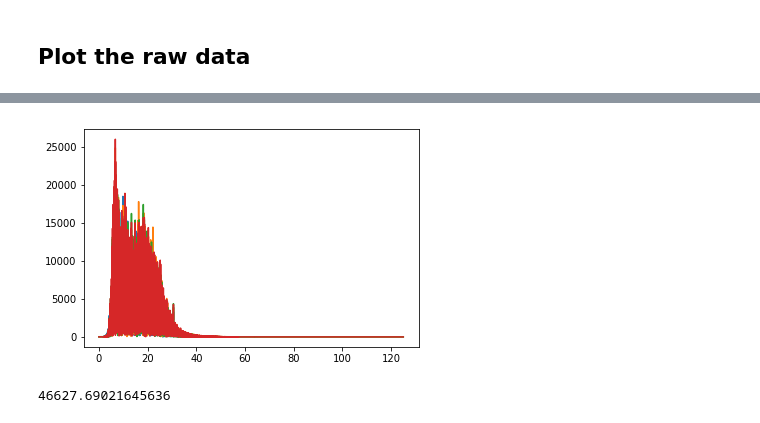
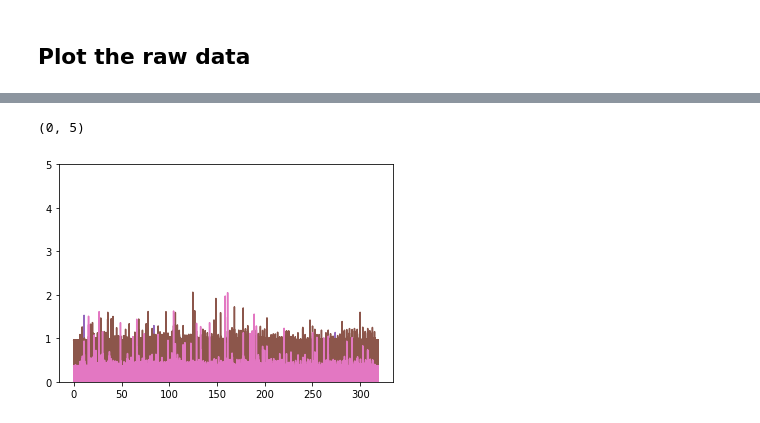
Before and after one commit to Fan1117/sub-vocalized-words, a Jupyter notebook: nbk/Tutorial for sub-vocalized-words.ipynb, the cells around one changed output, grey strips where cells are left out. Drawn from its saved outputs; the diff is of its cells as text; code cells hidden in the pictures.

```diff
--- a/nbk/Tutorial for sub-vocalized-words.ipynb
+++ b/nbk/Tutorial for sub-vocalized-words.ipynb
@@ -105,13 +43,13 @@ for i in range(len(bandpass_channels)):
-# %%
-# fft of applied bandpass
-for i in range(len(final_channels)):
-    freq, y = fft(final_channels[i], sample_rate)
-    plt.plot(freq, y)
-#plt.ylim(0, 1e7)
-#plt.xlim(0,100)
-# %% [output]
-[figure, removed]
-# %%
-bandpass_channels[1][2]
-# %% [output]
-46627.69021645636
+# %%
+# raw channels
+channels = []
+for i in range(7):
+    channels.append(data[:,i].astype(np.float))
+t = len(channels[0])/sample_rate
+time = np.linspace(0, t, len(channels[0]))
+for i in range(len(channels)):
+    plt.plot(time,channels[i])
+plt.ylim(0, 5)
+# %% [output]
+(0, 5)
+[figure, added]
```
Also changed, not shown: parts of 51 cells of this notebook.
